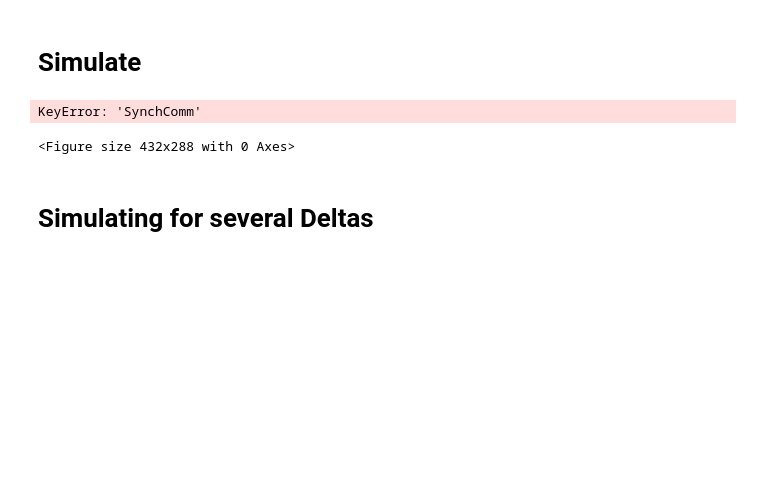
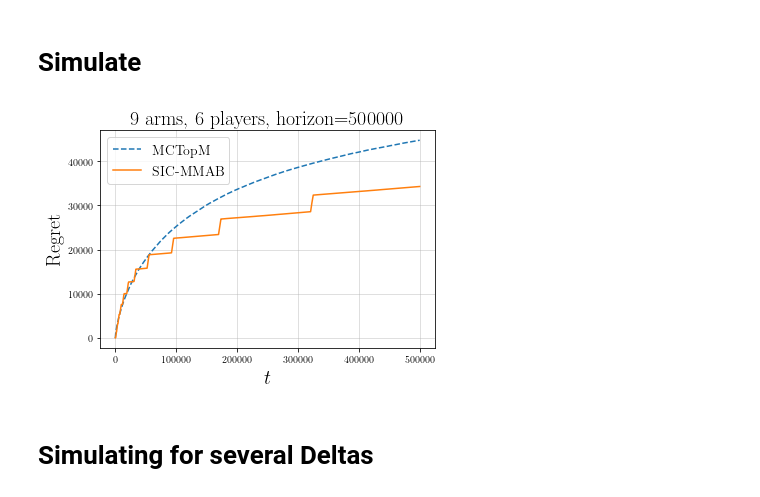
Before and after one commit to eboursier/sic-mmab, a Jupyter notebook: synchcomm.ipynb, the cells around one changed output. Drawn from its saved outputs; the diff is of its cells as text; code cells hidden in the pictures; blank space fills up the shorter version.

```diff
--- a/synchcomm.ipynb
+++ b/synchcomm.ipynb
@@ -4,17 +4,33 @@ import matplotlib.pyplot as plt
 import tqdm
 from bandits import *
 from strategies import *
+# %%
+# plot parameters
+plt.rcParams.update({
+    "font.family": "serif",  # use serif/main font for text elements
+    "text.usetex": True,     # use inline math for ticks
+    "pgf.rcfonts": False,    # don't setup fonts from rc parameters
+    "pgf.preamble": [
+         "\\usepackage{units}",          # load additional packages
+         "\\usepackage{metalogo}",
+         "\\usepackage{unicode-math}",   # unicode math setup
+         r"\setmathfont{xits-math.otf}",
+         r"\setmainfont{DejaVu Serif}",  # serif font via preamble
+         ]
+})
 # %%
 synchcommname = 'SIC-MMAB'
 # %% [markdown]
 # Simulate
 # %%
+# simulation parameters
 horizon = 500000
 K = 9
 means = np.linspace(0.9, 0.89, K)
 nplayers = 6
-n_simu = 100
+n_simu = 2
 
+# list of strategies to compare
 strategies = [(MCTopM, 'MCTopM', {'M':nplayers}), (SynchComm, 'SynchComm', {})]
 
 # try to load for a warm restart
@@ -28,22 +44,22 @@ try:
 except:
     raw_scores_1 = {}
 
-# if we decide to interrupt to running code, it saves the current state of all the stored scores
+# if we decide to interrupt the running code, it saves the current state of all the stored scores
 try:
     for strat, strat_name, args in strategies:
         if strat_name not in scores_1.keys():
             try:
-                # the number of runs to still do for this algo
+                # the number of runs to run for this algo
                 nalgo = n_simu-len(raw_scores_1[strat_name])
             except KeyError:
                 # case of algo not loaded (ie 0 run already done)
                 raw_scores_1[strat_name] = []
                 nalgo = n_simu
             for i in tqdm.tqdm(range(nalgo), desc="Simulating {}".format(strat_name)):
-                MAB = FullSensingMultiPlayerMAB(means, nplayers=nplayers, strategy=strat, T=horizon, **args)
+                MAB = FullSensingMultiPlayerMAB(means, nplayers=nplayers, strategy=strat, T=horizon, **args) # simulate a run with the chosen parameters
                 r, _ = MAB.simulate(horizon)
                 raw_scores_1[strat_name].append(r)
-            scores_1[strat_name] = np.mean(raw_scores_1[strat_name], axis=0)
+            scores_1[strat_name] = np.mean(raw_scores_1[strat_name], axis=0) # average on all runs
 
             del raw_scores_1[strat_name]
             del r
@@ -53,28 +69,32 @@ try:
     np.save('scores/scores_1.npy', scores_1)
 
 except KeyboardInterrupt:
+    # save in case of interruption
     print('Number of tries ran for %s : %d' %(strat_name, len(raw_scores_1[strat_name])))
     np.save('scores/raw_scores_1.npy', raw_scores_1)
     np.save('scores/scores_1.npy', scores_1)
     del raw_scores_1
 # %%
+# plot evolution of regret
 fig = plt.figure()
 horizon_plot = -1
-for strat, strat_name, _ in strategies:
+ls = ['--', '-']
+for i,z in enumerate(strategies):
+    strat, strat_name, _ = z
     if strat_name=='SynchComm':
         name=synchcommname
     else:
         name = strat_name
-    plt.plot(scores_2[strat_name][:horizon_plot], label=name)
-plt.title('{} arms, {} players, horizon={}'.format(K, nplayers, horizon))
-plt.xlabel('t')
-plt.ylabel('regret')
-plt.legend()
-fig.savefig('figures/K{}_M{}_delta{}'.format(K, nplayers, (int)(1000*(means[0]-means[1]))))
+    plt.plot(scores_1[strat_name][:horizon_plot], ls[i], label=name)
+plt.title('{} arms, {} players, horizon={}'.format(K, nplayers, horizon), fontsize=20)
+plt.xlabel('$t$', fontsize=20)
+plt.ylabel('Regret', fontsize=20)
+plt.legend(fontsize=14)
+plt.grid(alpha=0.5)
+fig.savefig('figures/K{}_M{}_delta{}.pgf'.format(K, nplayers, (int)(1000*(means[0]-means[1]))))
 plt.show()
 # %% [output]
-KeyError: 'SynchComm'
-<Figure size 432x288 with 0 Axes>
+[figure, added]
 # %% [markdown]
 # Simulating for several Deltas
 # %%
```
Also changed, not shown: parts of 4 cells of this notebook, 2 other files.
